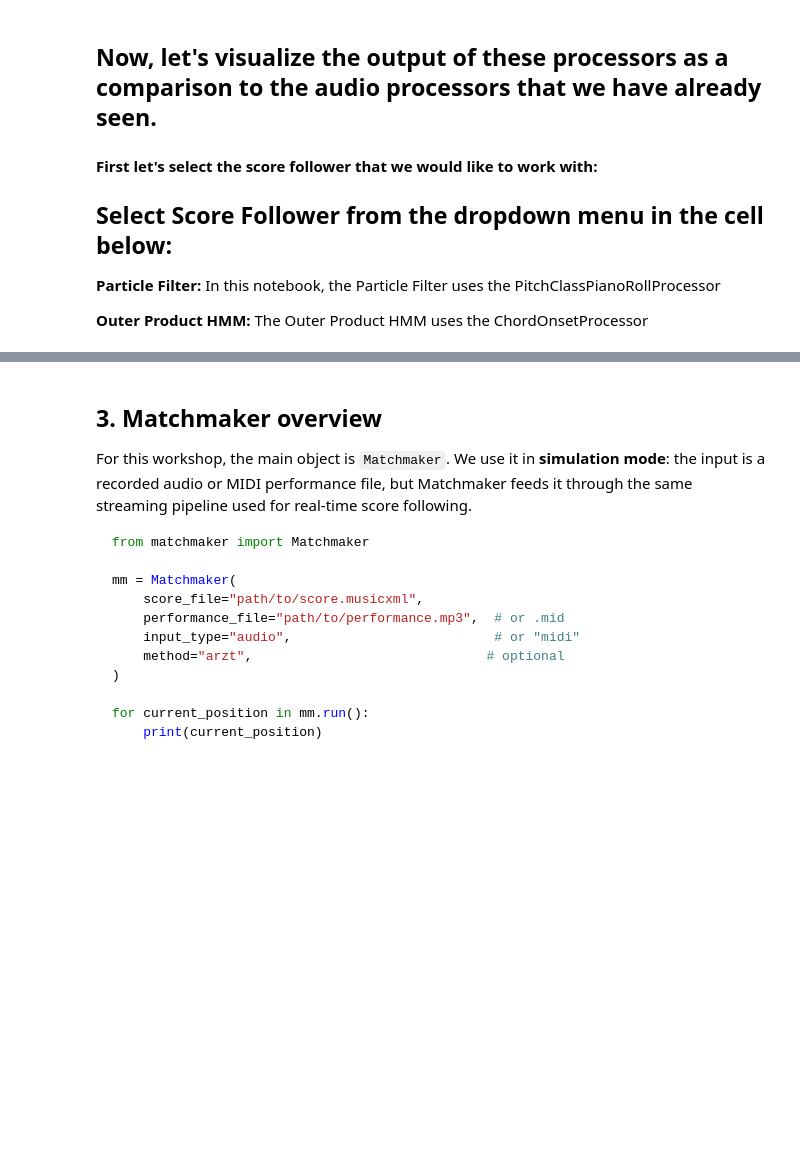
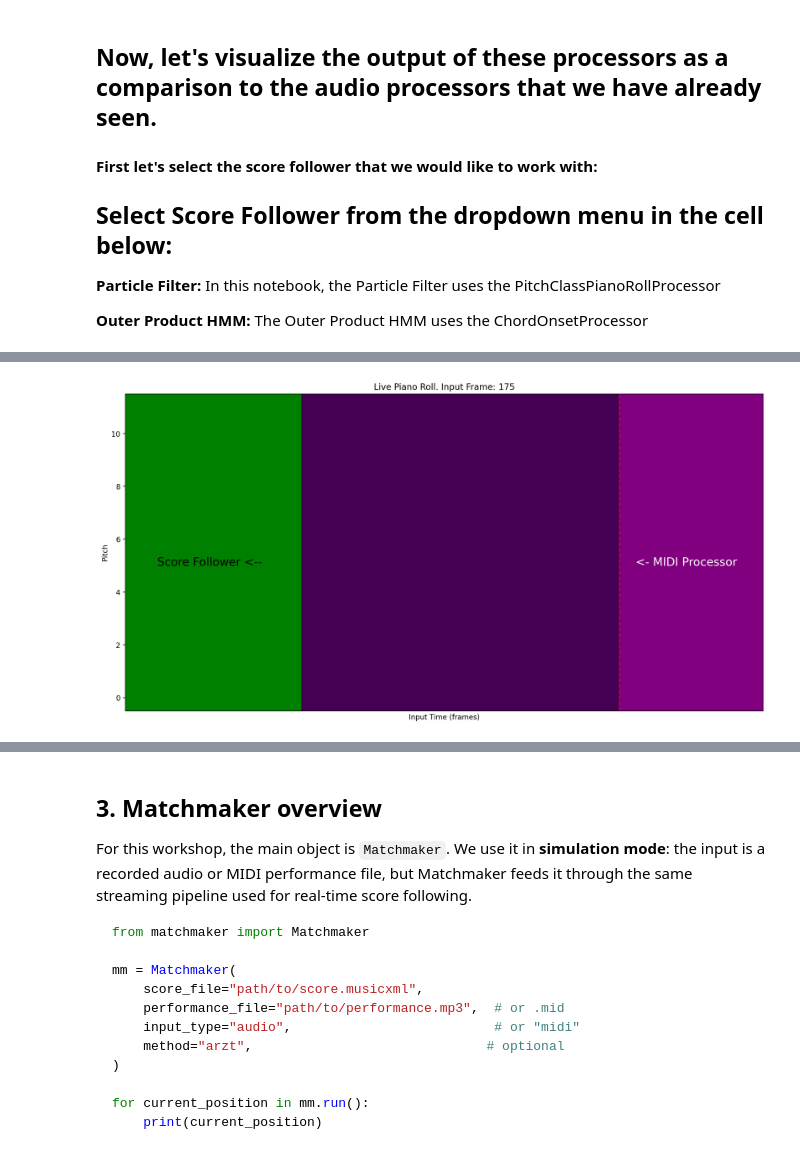
Before and after one commit to pymatchmaker/mec2026_alignment_workshop, a Jupyter notebook: notebooks/online_alignment_symbolic.ipynb, the cells around one changed output, grey strips where cells are left out. Cells and saved outputs as stored; diff of their text form; code cells hidden in the pictures; blank space fills up the shorter version.

```diff
--- a/notebooks/online_alignment_symbolic.ipynb
+++ b/notebooks/online_alignment_symbolic.ipynb
@@ -69,6 +69,7 @@ from matchmaker.features.midi import onset_pianoroll, PitchClassPianoRollProcess
 from matchmaker.matchmaker import AVAILABLE_METHODS, DEFAULT_METHOD, DEFAULT_PROCESSOR
 from matchmaker.io.stream import STREAM_END
 from matchmaker.io.audio import QUEUE_TIMEOUT
+from partitura.musicanalysis.performance_codec import get_time_maps_from_alignment
 
 warnings.filterwarnings("ignore", category=np.exceptions.ComplexWarning)
 warnings.filterwarnings("ignore", category=UserWarning, module="partitura")
@@ -76,6 +77,8 @@ warnings.filterwarnings("ignore", category=UserWarning, module="hiddenmarkov")
 print("matchmaker", mm.__version__)
 
 DATA_DIR = Path("../mec-variation")
+if not DATA_DIR.exists():
+    DATA_DIR = Path("/content/mec2026_alignment_workshop/mec-variation")
 SCORE_FILE = DATA_DIR / "scores/musicxml/short.musicxml"
 AUDIO_FILE = DATA_DIR / "performances/wav/short1.wav"
 MIDI_FILE = DATA_DIR / "performances/midi/short1.mid"
@@ -84,11 +87,17 @@ SNIPPET_FILE = DATA_DIR / "performances/wav/snippet.wav"
 MIDI_SNIPPET_FILE = DATA_DIR / "performances/midi/snippet.mid"
 SNIPPET_SCORE_FILE = DATA_DIR / "scores/musicxml/snippet.musicxml"
 PREVIEW_IMAGE = DATA_DIR / "scores/simple_mozart_first_two_measures.png"
+RESULTS_DIR = Path("results")
+RESULTS_DIR.mkdir(exist_ok=True)
 
-# Ground-truth note onsets (seconds) from the .match file.
-NOTE_ANNOTATIONS = pt.load_match(str(MATCH_FILE))[0].note_array()["onset_sec"]
+perf, alignment, score = pt.load_match(filename=str(MATCH_FILE), create_score=True)
+snote_array = score.note_array()
+_, stime_to_ptime_map = get_time_maps_from_alignment(
+    perf.note_array(), snote_array, alignment, onset_aggregation_fun=np.min,
+)
+NOTE_ANNOTATIONS = stime_to_ptime_map(np.unique(snote_array["onset_beat"]))
 
 print("Data directory:", DATA_DIR.resolve())
 for path in [SCORE_FILE, AUDIO_FILE, MIDI_FILE, MATCH_FILE, SNIPPET_FILE, PREVIEW_IMAGE]:
     print(path.name, "ok" if path.exists() else "missing")
-print(f"NOTE_ANNOTATIONS: {len(NOTE_ANNOTATIONS)} note onsets from {MATCH_FILE.name}")
+print(f"NOTE_ANNOTATIONS: {len(NOTE_ANNOTATIONS)} entries, {NOTE_ANNOTATIONS.min():.3f}s ~ {NOTE_ANNOTATIONS.max():.3f}s")
@@ -191,61 +216,76 @@ sf = matchmaker.score_follower
 
 if method == 'outerhmm':
     pianoroll = np.zeros((88, 20))
-    frame_skip = 1
+    frame_skip = 2
 elif method == 'pf':
     pianoroll = np.zeros((12, 20))
     frame_skip = 5
 
 pianoroll_cursor_end_point = pianoroll.shape[1] * 3 // 4
-pianoroll_cursor_start_point = pianoroll.shape[1] * 1 // 4
+pianoroll_cursor_start_point = pianoroll.shape[1] * 2 // 5
 def update_pianoroll(pianoroll, feature):
     pianoroll[:, :-1] = pianoroll[:, 1:]
-    pianoroll[:, pianoroll_cursor_end_point] = feature
+    pianoroll[:, -1] = feature
 
     return pianoroll
 
-fig_y = 10
-fig_x = 20
+fig_y = 8
+fig_x = 16
 
-fig_text = 5 if method == 'pf' else 50
+fig_text = 5 if method == 'pf' else 45
+post_stream = 15 if method == 'pf' else 15
 
 fig, ax = plt.subplots(ncols=1, figsize=(fig_x, fig_y))
 count = 1
 
 
 
+def plot_features(pianoroll, pianoroll_cursor_end_point, pianoroll_cursor_start_point, fig_text, fig, ax, count):
+    ax.clear()
+
+    ax.imshow(pianoroll, aspect='auto', origin='lower')
+    ax.set_title("Live Piano Roll. Input Frame: {}".format(count))
+    ax.set_xticks([])
+            # add a vertical line at the cursor point
+    ax.axvline(x=pianoroll_cursor_end_point+0.5, color='r', linestyle='--')
+    ax.axvline(x=pianoroll_cursor_start_point-2.5, color='g', linestyle='--')
+            # colour the background of the plot to the right of the cursor point till the end of the image in grey
+    ax.axvspan(pianoroll_cursor_end_point+0.5, pianoroll.shape[1], color='purple')
+    ax.axvspan(0, pianoroll_cursor_start_point-2.5, color='green')
+    ax.set_xlim(0, pianoroll.shape[1])
+            # add text to the right of the cursor point saying "MIDI Stream Processor"
+    ax.text(pianoroll_cursor_end_point+1, fig_text, "<- MIDI Processor", fontsize=16, color='white')
+    ax.text(1, fig_text, "Score Follower <--", fontsize=16)
+    ax.set_xlabel("Input Time (frames)")
+    ax.set_ylabel("Pitch")
+    ax.grid(False, axis='y')
+
+    clear_output(wait=True)
+    display(fig)
+
+flag=False
 with matchmaker.stream:
-    while sf.is_still_following():
+    while not flag:
         features = sf.queue.get(timeout=QUEUE_TIMEOUT)
         if features is STREAM_END:
+            print(f"End of stream reached with {count}. Plotting remaining frames...")
+            for _ in range(post_stream):
+                pianoroll = update_pianoroll(pianoroll, np.zeros_like(pianoroll.shape[0]))
+                if count % frame_skip == 0 or count == 1:
+                    plot_features(pianoroll, pianoroll_cursor_end_point, pianoroll_cursor_start_point, fig_text, fig, ax, count)
+                count += 1
             break
-        beat = sf(features[0], features[1])
-        pianoroll = update_pianoroll(pianoroll, features[0])
+        else:
+            beat = sf(features[0], features[1])
+            pianoroll = update_pianoroll(pianoroll, features[0])
 
-        if count % frame_skip == 0 or count == 1:  # Update the plot every 5 frames
-            ax.clear()
-
-            ax.imshow(pianoroll, aspect='auto', origin='lower')
-            ax.set_title("Live Piano Roll. Input Frame: {}".format(count))
-            ax.set_xticks([])
-            # add a vertical line at the cursor point
-            ax.axvline(x=pianoroll_cursor_end_point+0.5, color='r', linestyle='--')
-            ax.axvline(x=pianoroll_cursor_start_point-0.5, color='g', linestyle='--')
-            # colour the background of the plot to the right of the cursor point till the end of the image in grey
-            ax.axvspan(pianoroll_cursor_end_point+0.5, pianoroll.shape[1], color='grey')
-            ax.axvspan(0, pianoroll_cursor_start_point-0.5, color='lightgrey')
-            ax.set_xlim(0, pianoroll.shape[1])
-            # add text to the right of the cursor point saying "MIDI Stream Processor"
-            ax.text(pianoroll_cursor_end_point+1, fig_text, "<-- Output from MIDI Processor", fontsize=12)
-            ax.text(1, fig_text, "Input to Score Follower <--", fontsize=12)
-            ax.set_xlabel("Input Time (frames)")
-            ax.set_ylabel("Pitch")
-
-            clear_output(wait=True)
-            display(fig)
+        if count % frame_skip == 0 or count == 1:
+            plot_features(pianoroll, pianoroll_cursor_end_point, pianoroll_cursor_start_point, fig_text, fig, ax, count)
 
         count += 1
 
 ax.clear()
 clear_output(wait=True)
 plt.close()
+# %% [output]
+[figure, added]
```
Also changed, not shown: parts of 15 cells of this notebook.
